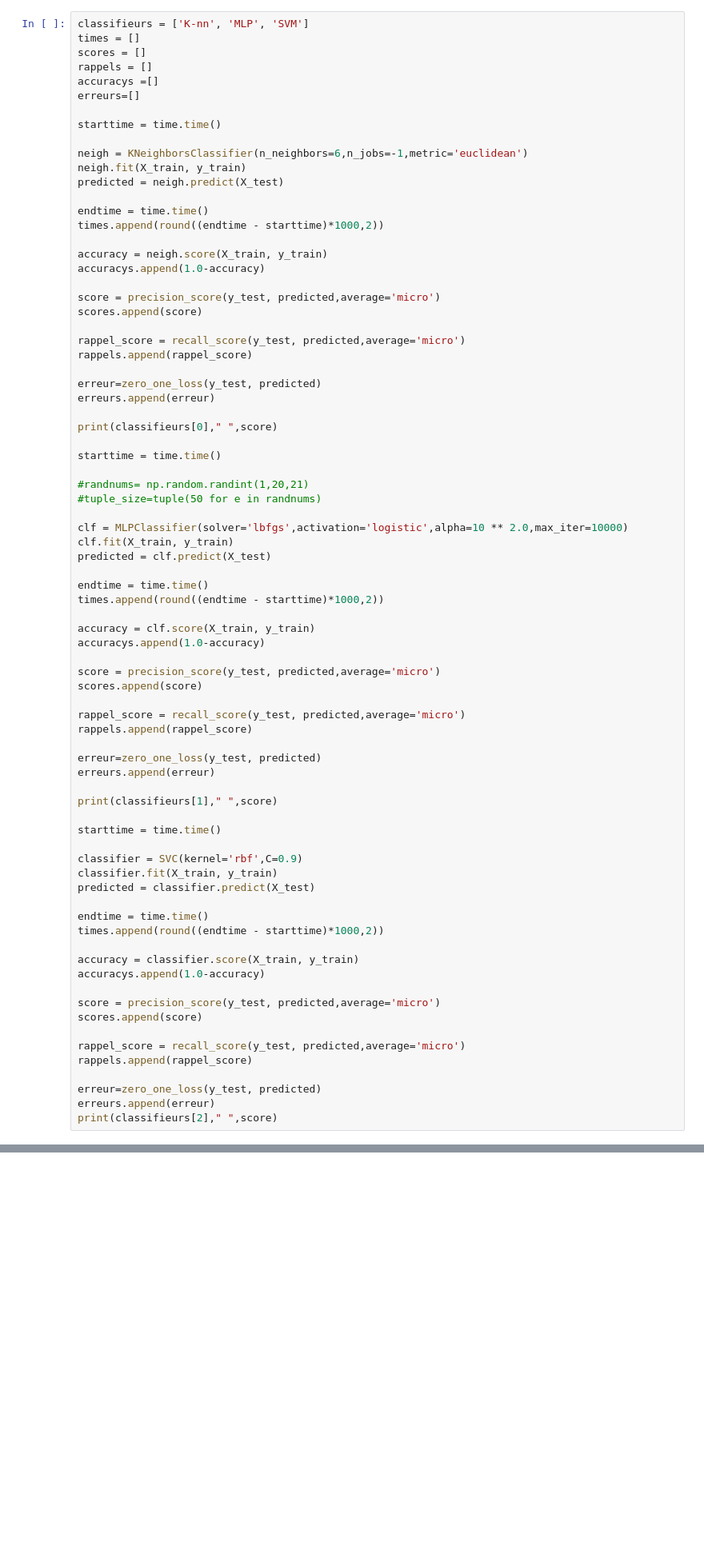
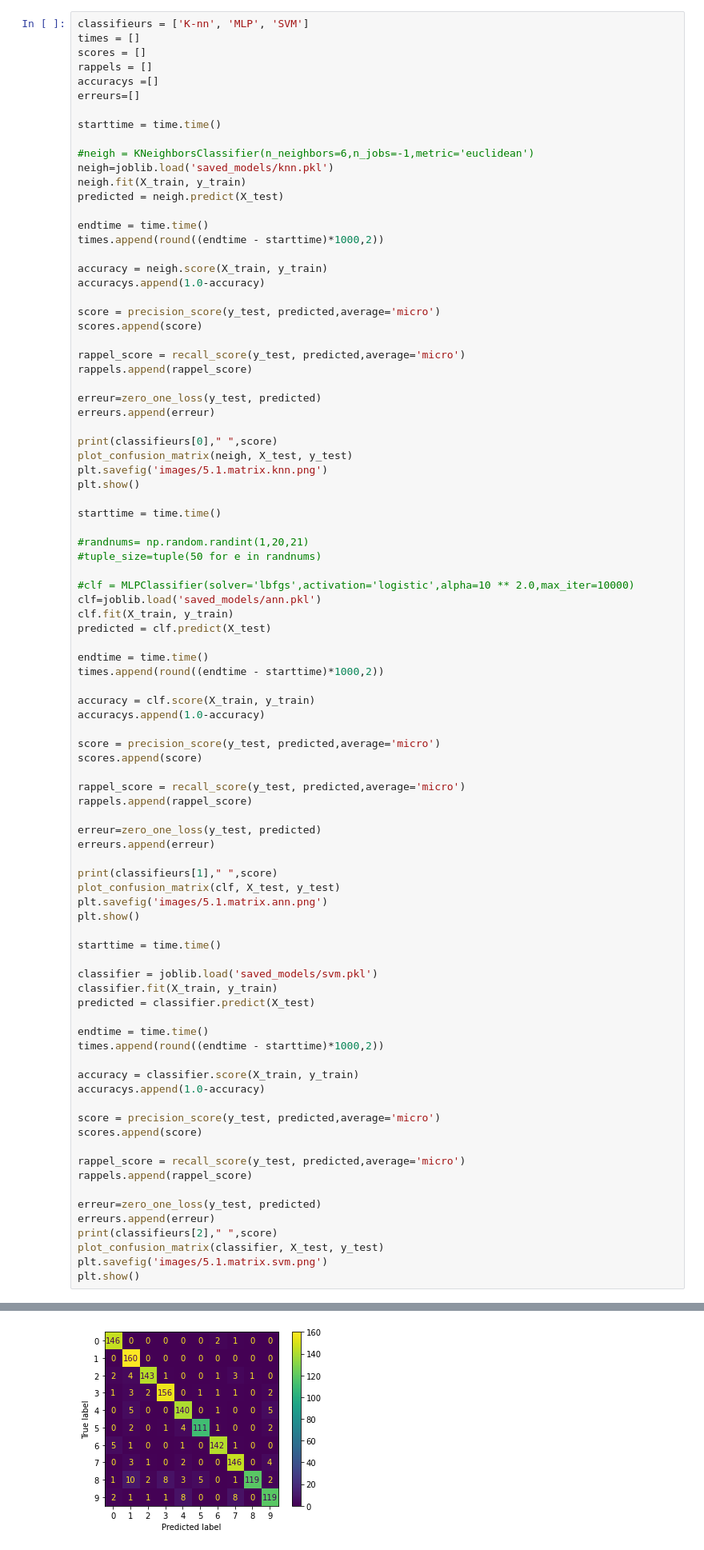
Before and after one commit to iattach/TP_Apprentissage_Sup, a Jupyter notebook: TP3.ipynb, the cells around one changed output, grey strips where cells are left out. Shown at 80% size. Cells and saved outputs as stored; diff of their text form; blank space fills up the shorter version.

```diff
--- a/TP3.ipynb
+++ b/TP3.ipynb
@@ -209,7 +238,8 @@ erreurs=[]
 
 starttime = time.time()
 
-neigh = KNeighborsClassifier(n_neighbors=6,n_jobs=-1,metric='euclidean')
+#neigh = KNeighborsClassifier(n_neighbors=6,n_jobs=-1,metric='euclidean')
+neigh=joblib.load('saved_models/knn.pkl')
 neigh.fit(X_train, y_train)
 predicted = neigh.predict(X_test)
 
@@ -229,13 +259,17 @@ erreur=zero_one_loss(y_test, predicted)
 erreurs.append(erreur)
 
 print(classifieurs[0]," ",score)
+plot_confusion_matrix(neigh, X_test, y_test)
+plt.savefig('images/5.1.matrix.knn.png')
+plt.show()
 
 starttime = time.time()
 
 #randnums= np.random.randint(1,20,21)
 #tuple_size=tuple(50 for e in randnums)
 
-clf = MLPClassifier(solver='lbfgs',activation='logistic',alpha=10 ** 2.0,max_iter=10000)
+#clf = MLPClassifier(solver='lbfgs',activation='logistic',alpha=10 ** 2.0,max_iter=10000)
+clf=joblib.load('saved_models/ann.pkl')
 clf.fit(X_train, y_train)
 predicted = clf.predict(X_test)
 
@@ -255,10 +289,13 @@ erreur=zero_one_loss(y_test, predicted)
 erreurs.append(erreur)
 
 print(classifieurs[1]," ",score)
+plot_confusion_matrix(clf, X_test, y_test)
+plt.savefig('images/5.1.matrix.ann.png')
+plt.show()
 
 starttime = time.time()
 
-classifier = SVC(kernel='rbf',C=0.9)
+classifier = joblib.load('saved_models/svm.pkl')
 classifier.fit(X_train, y_train)
 predicted = classifier.predict(X_test)
 
@@ -277,4 +314,7 @@ rappels.append(rappel_score)
 erreur=zero_one_loss(y_test, predicted)
 erreurs.append(erreur)
 print(classifieurs[2]," ",score)
+plot_confusion_matrix(classifier, X_test, y_test)
+plt.savefig('images/5.1.matrix.svm.png')
+plt.show()
 # %% [output]
@@ -283,0 +322 @@ SVM   0.9386666666666666
+[figure, added]
```
Also changed, not shown: parts of 12 cells of this notebook, 39 other files.
